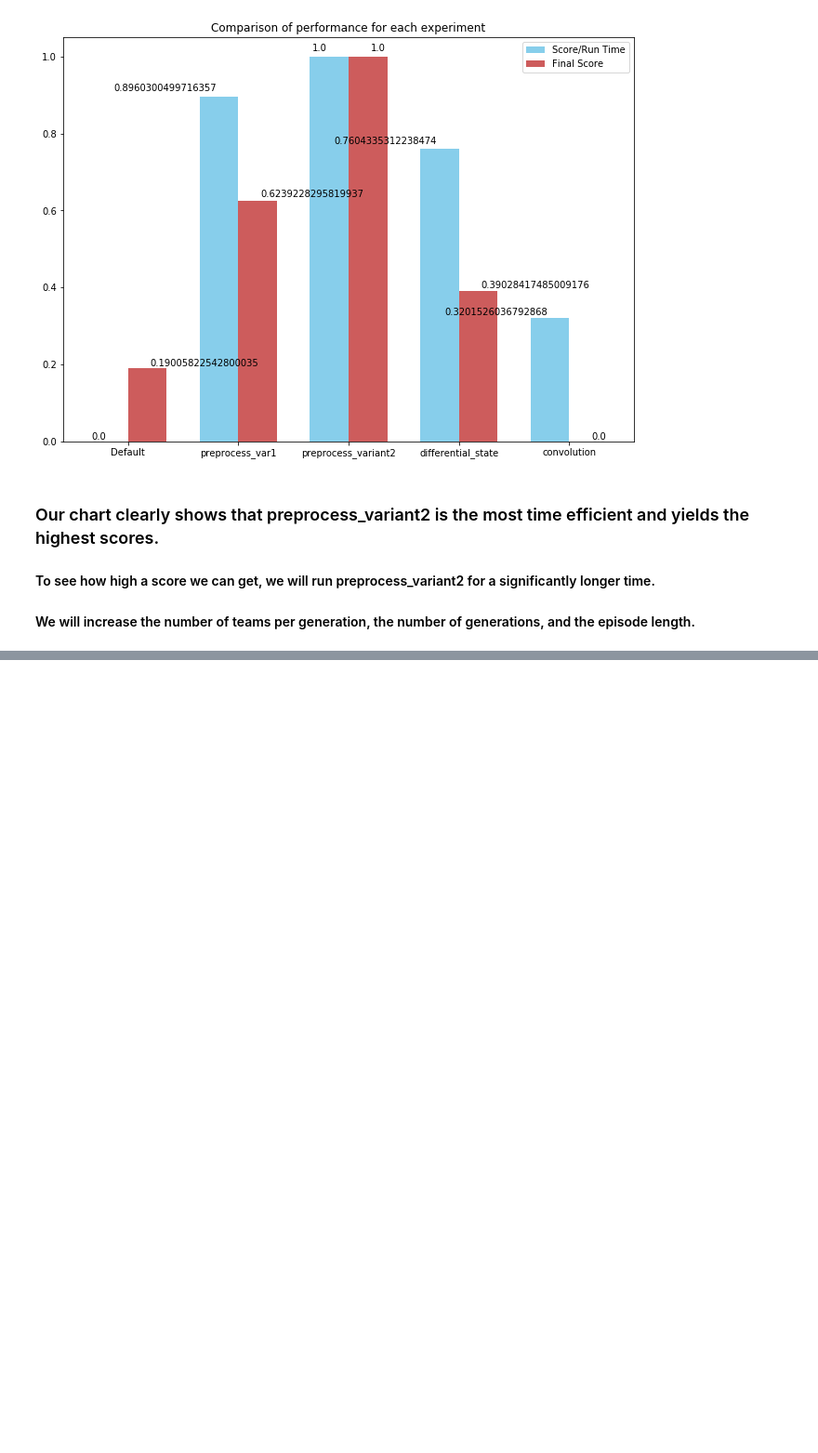
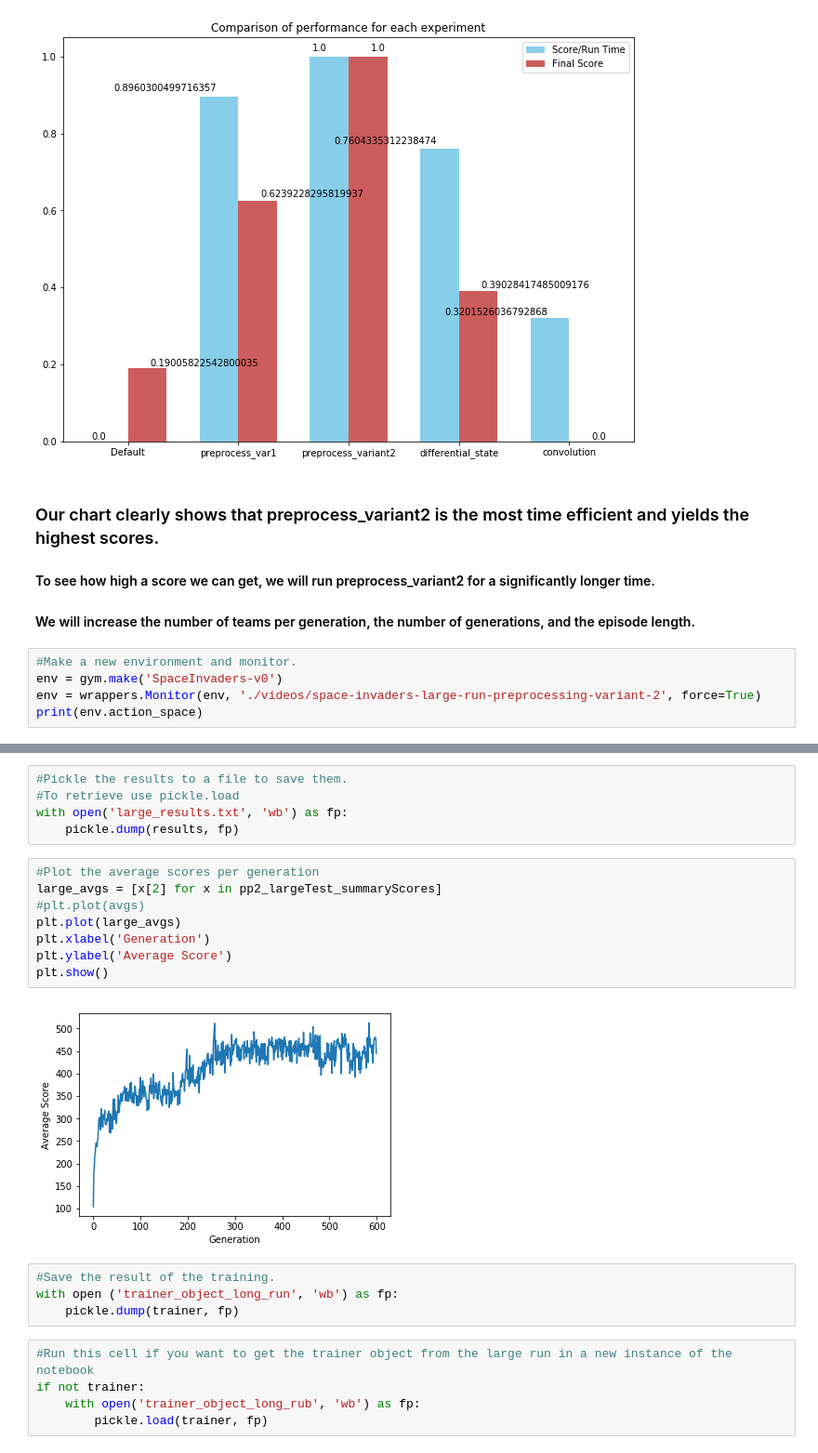
Before and after one commit to alexmanuele/TPG_SpaceInvaders, a Jupyter notebook: TPG_SpaceInvaders.ipynb, the cells around one changed output, grey strips where cells are left out. Shown at 93% size. Cells and saved outputs as stored; diff of their text form; blank space fills up the shorter version.

Commit message:
Added cell with results of a very large training run using the most time efficient preprocessing method. AM

```diff
--- a/TPG_SpaceInvaders.ipynb
+++ b/TPG_SpaceInvaders.ipynb
@@ -746,3 +741,8 @@ plt.show()
 ### Our chart clearly shows that preprocess_variant2 is the most time efficient and yields the highest scores.
 #### To see how high a score we can get, we will run preprocess_variant2 for a significantly longer time.
 #### We will increase the number of teams per generation, the number of generations, and the episode length.
+# %%
+#Make a new environment and monitor.
+env = gym.make('SpaceInvaders-v0')
+env = wrappers.Monitor(env, './videos/space-invaders-large-run-preprocessing-variant-2', force=True)
+print(env.action_space)
@@ -748,0 +841,24 @@ plt.show()
+# %%
+#Pickle the results to a file to save them.
+#To retrieve use pickle.load
+with open('large_results.txt', 'wb') as fp:
+    pickle.dump(results, fp)
+# %%
+#Plot the average scores per generation
+large_avgs = [x[2] for x in pp2_largeTest_summaryScores]
+#plt.plot(avgs)
+plt.plot(large_avgs)
+plt.xlabel('Generation')
+plt.ylabel('Average Score')
+plt.show()
+# %% [output]
+[figure, added]
+# %%
+#Save the result of the training.
+with open ('trainer_object_long_run', 'wb') as fp:
+    pickle.dump(trainer, fp)
+# %%
+#Run this cell if you want to get the trainer object from the large run in a new instance of the notebook
+if not trainer:
+    with open('trainer_object_long_rub', 'wb') as fp:
+        pickle.load(trainer, fp)
```
Also changed, not shown: parts of 3 cells of this notebook.
